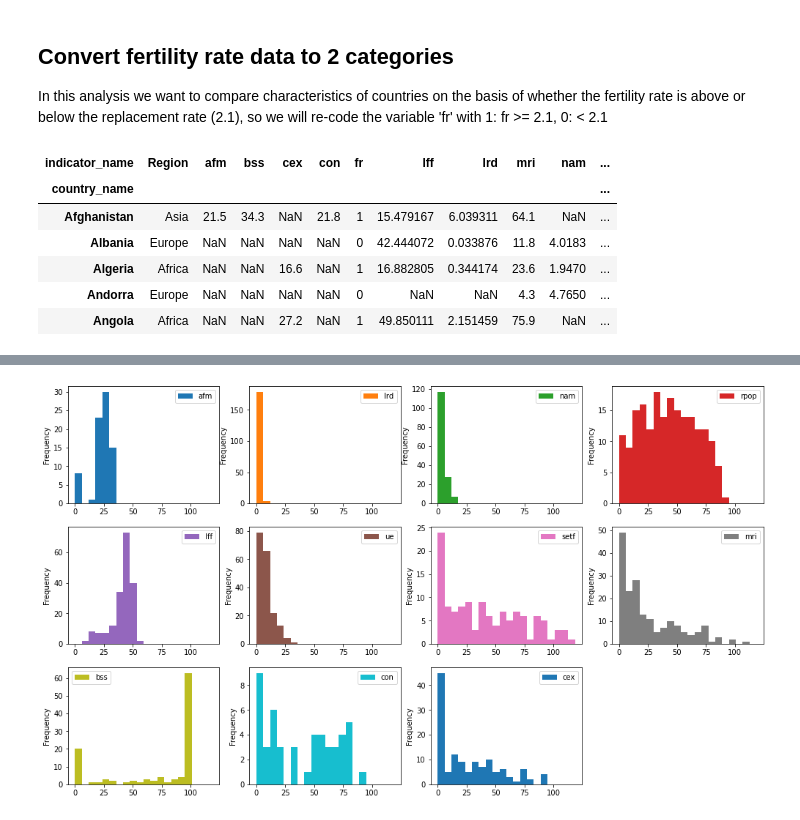
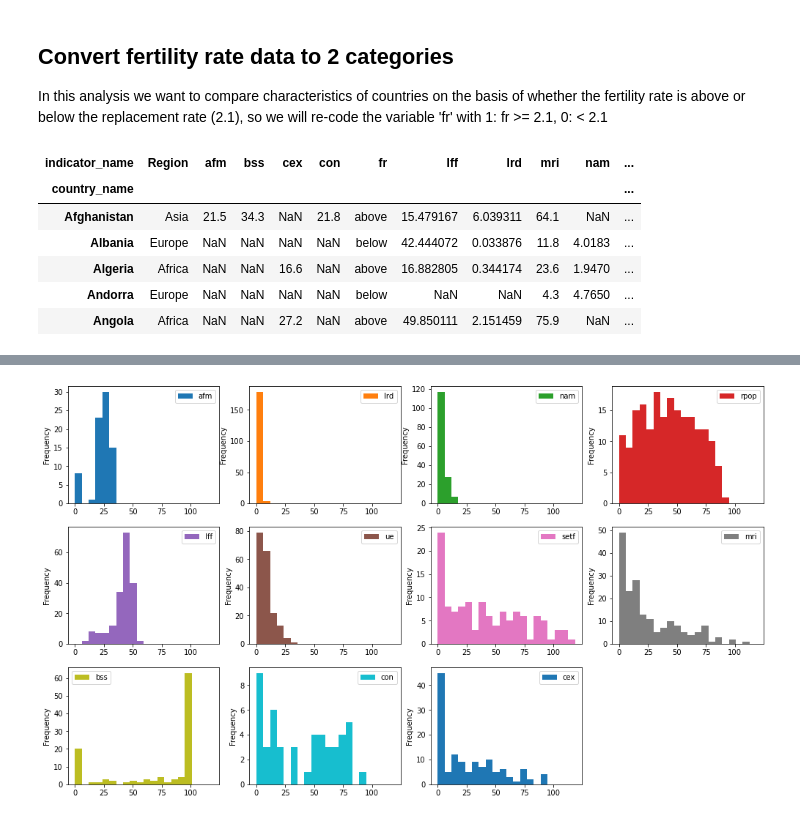
Before and after one commit to robhanusa/Fertility-Rates, a Jupyter notebook: Analysis.ipynb, the cells around one changed output, grey strips where cells are left out. Saved outputs shown, nothing was run; the diff lists cells and outputs as text; code cells hidden in the pictures.

```diff
--- a/Analysis.ipynb
+++ b/Analysis.ipynb
@@ -98,16 +98,16 @@ dtype: object
 ## Convert fertility rate data to 2 categories
 In this analysis we want to compare characteristics of countries on the basis of whether the fertility rate is above or below the replacement rate (2.1), so we will re-code the variable 'fr' with 1: fr >= 2.1, 0: < 2.1
 # %%
-data.fr = data.fr = data.fr.apply(lambda x: 0 if x < 2.1 else 1)
+data.fr = data.fr = data.fr.apply(lambda x: 'below' if x < 2.1 else 'above')
 data.head()
 # %% [output]
 | indicator_name | Region | afm | bss | cex | con | fr | lff | lrd | mri | nam | ... |
 | country_name |  |  |  |  |  |  |  |  |  |  | ... |
-| Afghanistan | Asia | 21.5 | 34.3 | NaN | 21.8 | 1 | 15.479167 | 6.039311 | 64.1 | NaN | ... |
-| Albania | Europe | NaN | NaN | NaN | NaN | 0 | 42.444072 | 0.033876 | 11.8 | 4.0183 | ... |
-| Algeria | Africa | NaN | NaN | 16.6 | NaN | 1 | 16.882805 | 0.344174 | 23.6 | 1.9470 | ... |
-| Andorra | Europe | NaN | NaN | NaN | NaN | 0 | NaN | NaN | 4.3 | 4.7650 | ... |
-| Angola | Africa | NaN | NaN | 27.2 | NaN | 1 | 49.850111 | 2.151459 | 75.9 | NaN | ... |
+| Afghanistan | Asia | 21.5 | 34.3 | NaN | 21.8 | above | 15.479167 | 6.039311 | 64.1 | NaN | ... |
+| Albania | Europe | NaN | NaN | NaN | NaN | below | 42.444072 | 0.033876 | 11.8 | 4.0183 | ... |
+| Algeria | Africa | NaN | NaN | 16.6 | NaN | above | 16.882805 | 0.344174 | 23.6 | 1.9470 | ... |
+| Andorra | Europe | NaN | NaN | NaN | NaN | below | NaN | NaN | 4.3 | 4.7650 | ... |
+| Angola | Africa | NaN | NaN | 27.2 | NaN | above | 49.850111 | 2.151459 | 75.9 | NaN | ... |
 # %%
 ## Summary statistics
 # %%
```
Also changed, not shown: parts of 12 cells of this notebook.
